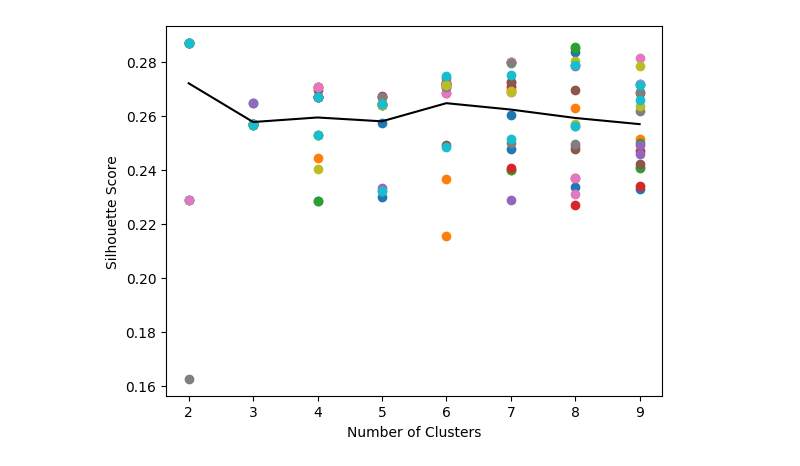
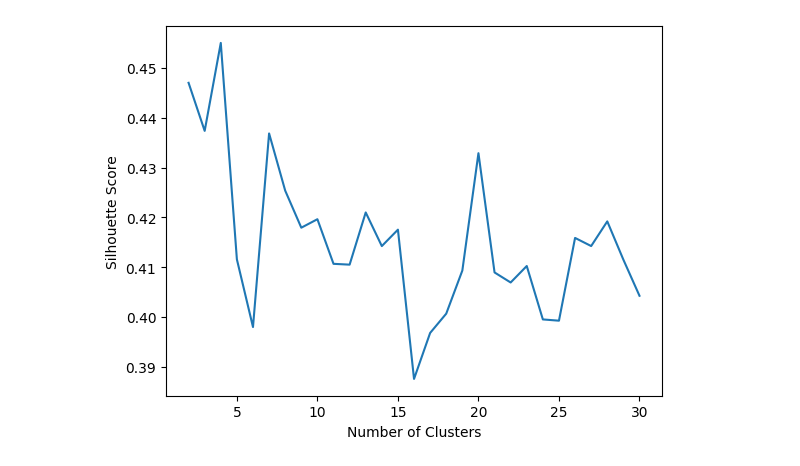
Before and after one commit to troytyggis55/IDATT2502-applied-machine-learning, a Jupyter notebook: assignment-7/main.ipynb, the cells around one changed output. Drawn from its saved outputs; the diff is of its cells as text; code cells hidden in the pictures.

Commit message:
GPU accelerated clustering with cuml

```diff
--- a/assignment-7/main.ipynb
+++ b/assignment-7/main.ipynb
@@ -26,18 +43,17 @@ array([[1., 5., 2., ..., 2., 3., 5.],
 # %%
-import cuml
 from cuml.cluster import KMeans
 from cuml.metrics.cluster import silhouette_score as metric_score
 
-clusters = range(2, 10)
-seeds = range(20)
+clusters = range(2, 31)
+seeds = range(1)
 results = []
 
 clusters_calulated = 0
 
 for seed in seeds:
     for cluster in clusters:
-        kmeans = KMeans(n_clusters=cluster, random_state=seed).fit(data.to_cupy())
-        score = metric_score(data.to_numpy(), kmeans.labels_)
+        kmeans = KMeans(n_clusters=cluster, random_state=seed).fit(data_pca)
+        score = metric_score(data_pca, kmeans.labels_)
         results.append([cluster, seed, score])
 
         clusters_calulated += 1
@@ -53,25 +85,16 @@ KeyboardInterrupt:
 # %%
 import matplotlib.pyplot as plt
 
-colormap = plt.get_cmap('tab10', len(seeds))
+# Extract column 2 from the results
+scores = [result[2] for result in results]
+clusters = [result[0] for result in results]
 
-for seed in seeds:
-    seed_results = [result for result in results if result[1] == seed]
-    plt.scatter([result[0] for result in seed_results], [result[2] for result in seed_results], color=colormap(seed), label=f'Seed {seed}')
-
-average_scores = []
-for cluster in clusters:
-    average_score = sum([result[2] for result in results if result[0] == cluster]) / len(seeds)
-    average_scores.append(average_score)
-
-plt.plot(clusters, average_scores, color='black', label='Average Score')
-
-
+plt.plot(clusters, scores)
 plt.xlabel('Number of Clusters')
 plt.ylabel('Silhouette Score')
 plt.show()
 # %% [output]
-[figure, old version]
+[figure, new version]
 # %%
 %matplotlib notebook
 
```
Also changed, not shown: parts of 4 cells of this notebook.
